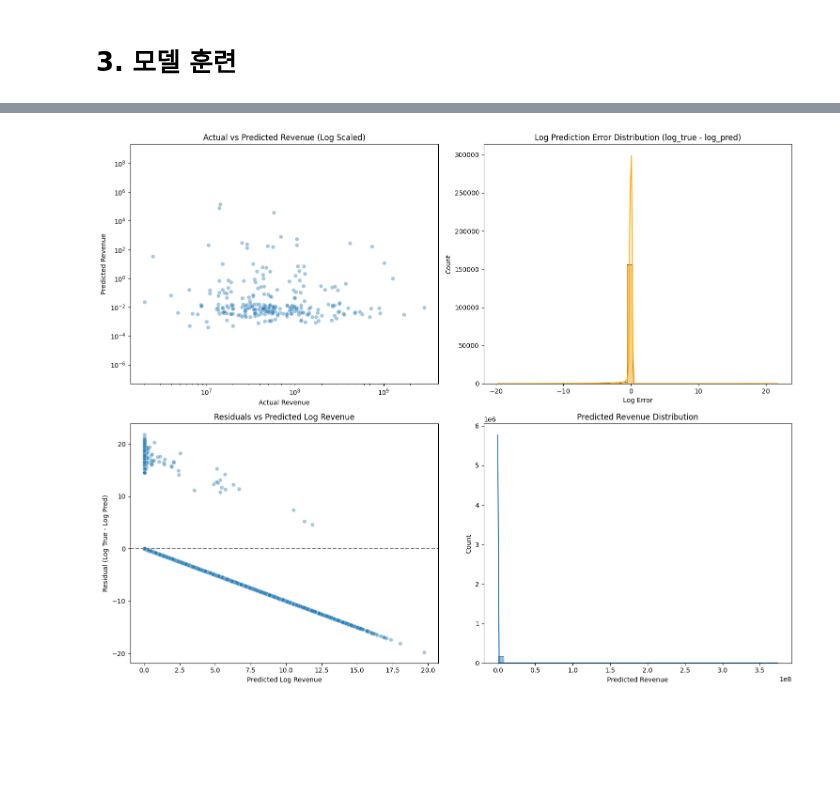
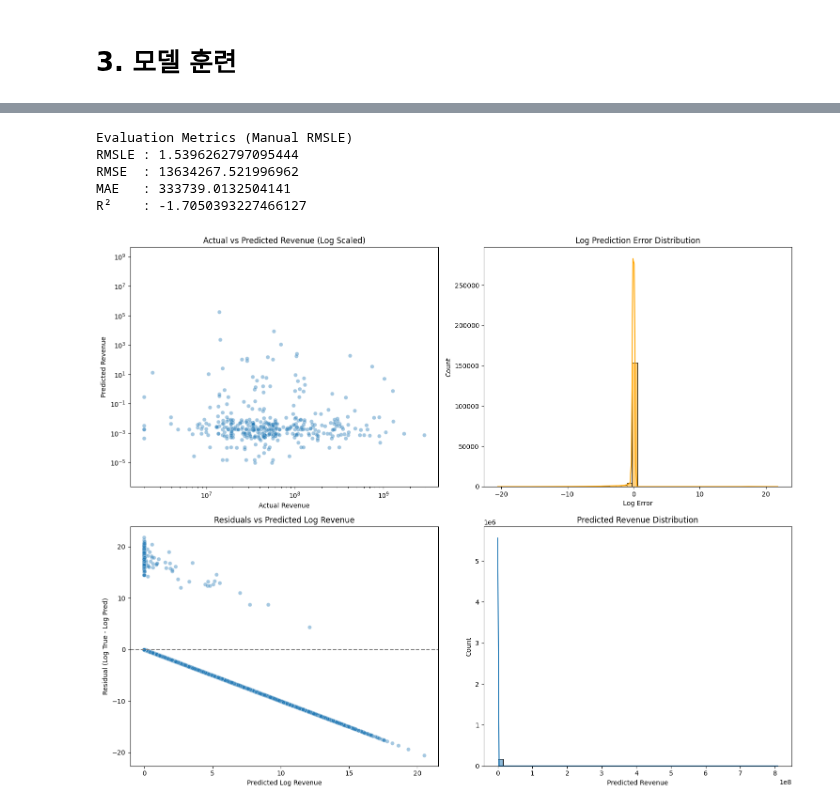
Before and after one commit to yeedacoding/eCommerce-User-Behavior-Analytics, a Jupyter notebook: revenue_prediction3.ipynb, the cells around one changed output, grey strips where cells are left out. Saved outputs shown, nothing was run; the diff lists cells and outputs as text; code cells hidden in the pictures; blank space fills up the shorter version.

```diff
--- a/revenue_prediction3.ipynb
+++ b/revenue_prediction3.ipynb
@@ -162,7 +162,7 @@ train_X = train_df.drop(['fullVisitorId'], axis=1)
 test_X = test_df.drop(['fullVisitorId'], axis=1)
 
 # 훈련/검증 분리
-X_train, X_valid, y_train, y_valid = train_test_split(train_X, y, test_size=0.2, random_state=42)
+X_train, X_valid, y_train, y_valid = train_test_split(train_X, train_y, test_size=0.2, random_state=42)
 # %% [markdown]
 # 3. 모델 훈련
 # %% [markdown]
@@ -170,29 +170,0 @@ X_train, X_valid, y_train, y_valid = train_test_split(train_X, y, test_size=0.2,
-# %%
-# 모델 훈련 함수
-def run_lgb(train_X, train_y, val_X, val_y, test_X):
-    params = {
-        "objective": "regression",
-        "metric": "rmse",
-        "num_leaves": 30,
-        "min_child_samples": 100,
-        "learning_rate": 0.1,
-        "bagging_fraction": 0.7,
-        "feature_fraction": 0.5,
-        "bagging_frequency": 5,
-        "bagging_seed": 2018,
-        "verbosity": -1
-    }
-
-    lgtrain = lgb.Dataset(train_X, label=train_y)
-    lgval = lgb.Dataset(val_X, label=val_y)
-
-    model = lgb.train(params, lgtrain, 1000,
-                      valid_sets=[lgval],
-                      callbacks=[early_stopping(100), lgb.log_evaluation(100)])
-
-    pred_test_y = model.predict(test_X, num_iteration=model.best_iteration)
-    pred_val_y = model.predict(val_X, num_iteration=model.best_iteration)
-    return pred_test_y, model, pred_val_y
-
-# 모델 훈련 및 예측
-pred_test, model, pred_val = run_lgb(X_train, y_train, X_valid, y_valid, test_X)
@@ -244,36 +278,15 @@ R2    : -1.6298025032133032
-# %%
-# 시각화
-fig, axes = plt.subplots(2, 2, figsize=(15, 12))
-
-## 1. 실제 vs 예측 산점도
-sns.scatterplot(data=val_pred_df, x='transactionRevenue', y='PredictedRevenue', ax=axes[0,0], alpha=0.4)
-axes[0, 0].set_xscale('log')
-axes[0, 0].set_yscale('log')
-axes[0, 0].set_title('Actual vs Predicted Revenue (Log Scaled)')
-axes[0, 0].set_xlabel('Actual Revenue')
-axes[0, 0].set_ylabel('Predicted Revenue')
-
-## 2. 로그 에러 분포
-sns.histplot(val_pred_df["error"], bins=50, kde=True, ax=axes[0, 1], color="orange")
-axes[0, 1].set_title("Log Prediction Error Distribution (log_true - log_pred)")
-axes[0, 1].set_xlabel("Log Error")
-axes[0, 1].set_ylabel("Count")
-
-## 3. 잔차(residuals) vs 예측값
-sns.scatterplot(x="log_pred", y="error", data=val_pred_df, ax=axes[1, 0], alpha=0.4)
-axes[1, 0].axhline(0, linestyle="--", color="gray")
-axes[1, 0].set_title("Residuals vs Predicted Log Revenue")
-axes[1, 0].set_xlabel("Predicted Log Revenue")
-axes[1, 0].set_ylabel("Residual (Log True - Log Pred)")
-
-## 4. 예측값 분포
-sns.histplot(val_pred_df["PredictedRevenue"], bins=50, kde=True, ax=axes[1, 1])
-axes[1, 1].set_title("Predicted Revenue Distribution")
-axes[1, 1].set_xlabel("Predicted Revenue")
-axes[1, 1].set_ylabel("Count")
-
-plt.tight_layout()
-plt.show()
-# %% [output]
-[figure, removed]
+# %%
+# 평가용 데이터 분리
+X_train, X_valid, y_train, y_valid = train_test_split(train_X, train_y, test_size=0.2, random_state=42)
+best_model = grid_search.best_estimator_
+pred_val = best_model.predict(X_valid)
+
+evaluate_model(pred_val, y_valid, train_df.iloc[X_valid.index])
+# %% [output]
+Evaluation Metrics (Manual RMSLE)
+RMSLE : 1.5396262797095444
+RMSE  : 13634267.521996962
+MAE   : 333739.0132504141
+R²    : -1.7050393227466127
+[figure, added]
 # %% [markdown]
```
Also changed, not shown: parts of 10 cells of this notebook.
